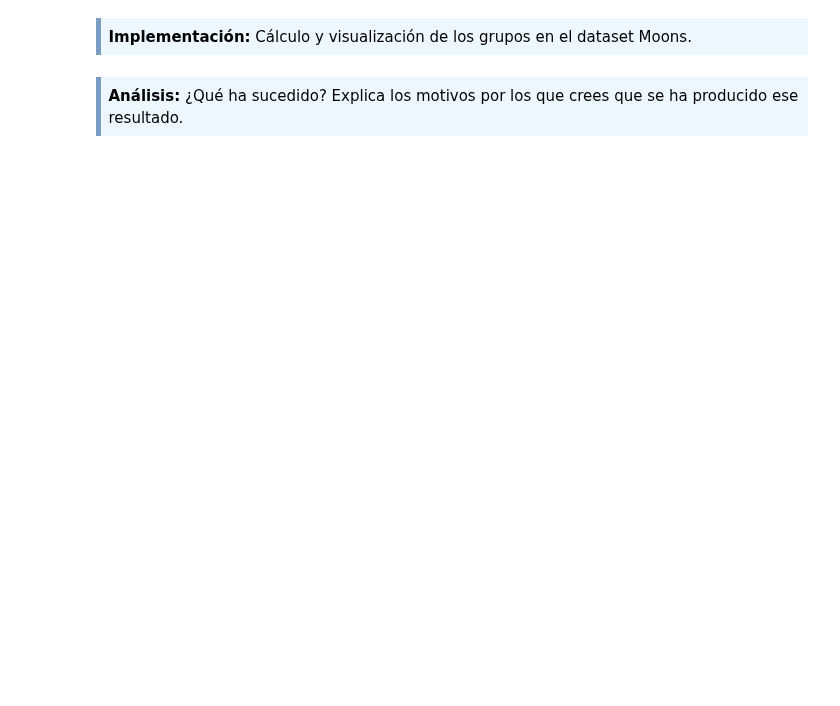
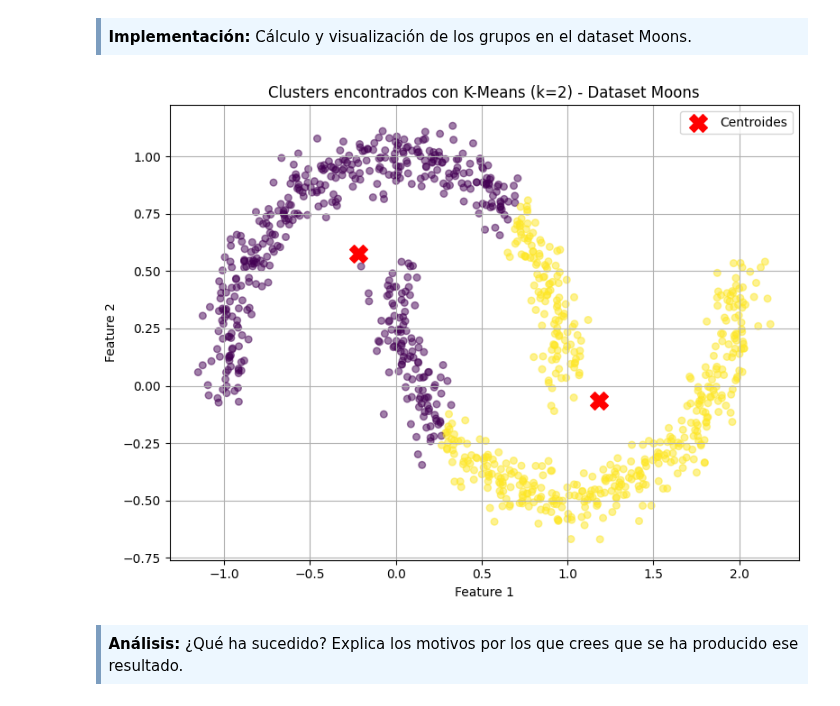
Before and after one commit to JulioUQ/Aprendizaje-automatico-con-python, a Jupyter notebook: Bloque 2 - Métodos no supervisados/PEC/M2.891_20251_PEC2-UbedaQuesadaJulio .ipynb, the cells around one changed output. Saved outputs shown, nothing was run; the diff lists cells and outputs as text; code cells hidden in the pictures; blank space fills up the shorter version.

```diff
--- a/Bloque 2 - Métodos no supervisados/PEC/M2.891_20251_PEC2-UbedaQuesadaJulio .ipynb
+++ b/Bloque 2 - Métodos no supervisados/PEC/M2.891_20251_PEC2-UbedaQuesadaJulio .ipynb
@@ -151,6 +277,32 @@ X, y = X_moons, y_moons
 <div style="background-color: #EDF7FF; border-color: #7C9DBF; border-left: 5px solid #7C9DBF; padding: 0.5em;">
 <strong>Implementación:</strong> Cálculo y visualización de los grupos en el dataset Moons.
 </div>
+# %%
+# ==========================================================
+# Implementación: Visualización de clusters - Dataset Moons
+# ==========================================================
+
+# Suponemos que la regla del codo sugiere k=2 (aunque K-means no agrupa bien este dataset)
+k_optimo = 2
+
+kmeans = KMeans(n_clusters=k_optimo, random_state=seed)
+y_pred = kmeans.fit_predict(X)
+centroides = kmeans.cluster_centers_
+
+# Visualización de los clusters encontrados
+plt.figure(figsize=(8, 6))
+plt.scatter(X[:, 0], X[:, 1], c=y_pred, s=30, cmap='viridis', alpha=0.5)
+plt.scatter(centroides[:, 0], centroides[:, 1], c='red', marker='X', s=200, label='Centroides')
+plt.title('Clusters encontrados con K-Means (k=2) - Dataset Moons')
+plt.xlabel('Feature 1')
+plt.ylabel('Feature 2')
+plt.legend()
+plt.grid(True)
+plt.tight_layout()
+plt.savefig(r'../Visualizaciones/clusters_kmeans_moons.png', dpi=300)
+plt.show()
+# %% [output]
+[figure, added]
 # %% [markdown]
 <div style="background-color: #EDF7FF; border-color: #7C9DBF; border-left: 5px solid #7C9DBF; padding: 0.5em;">
 <strong>Análisis:</strong> ¿Qué ha sucedido? Explica los motivos por los que crees que se ha producido ese resultado.
```
Also changed, not shown: parts of 25 cells of this notebook, 14 other files.
